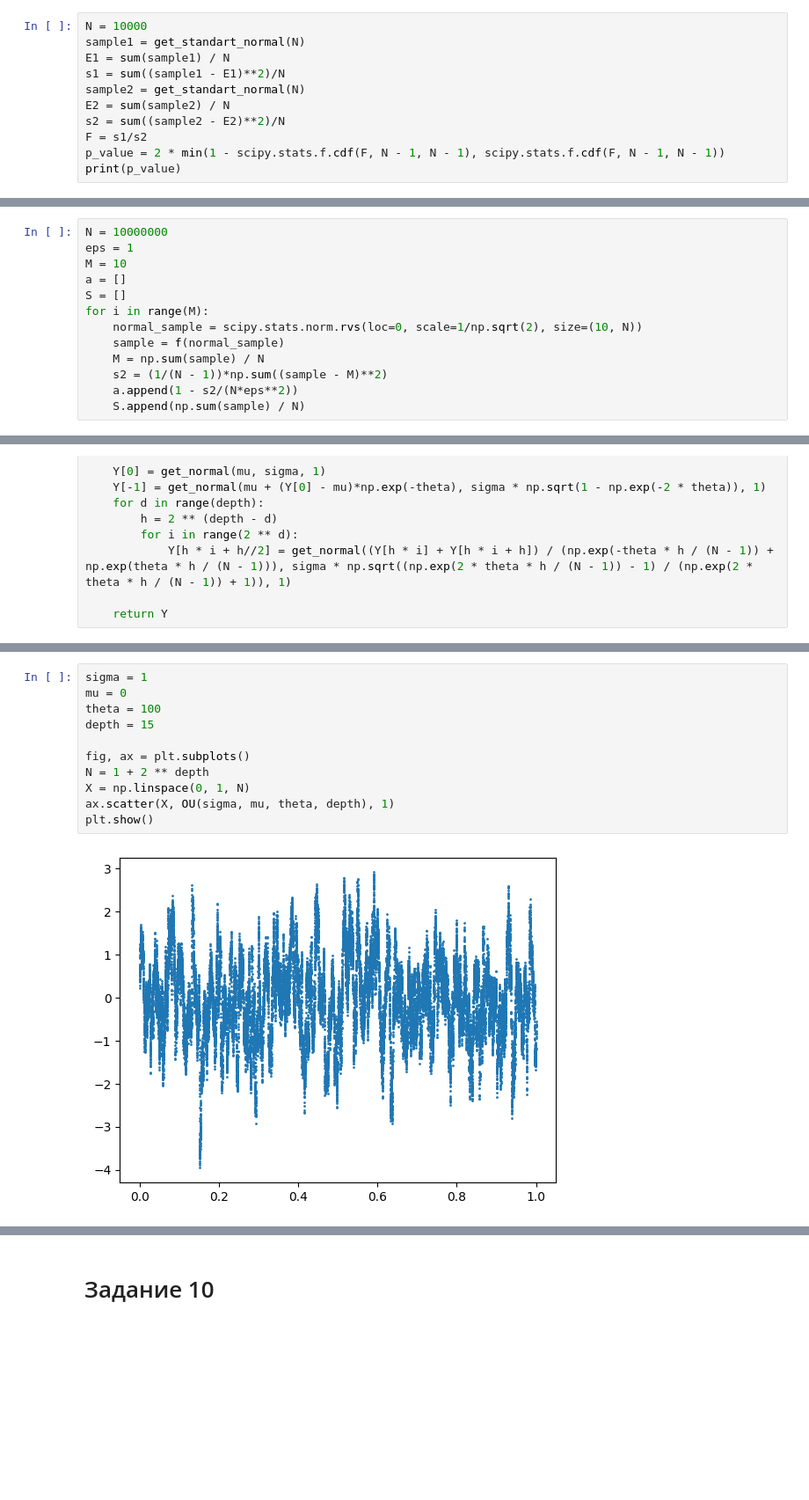
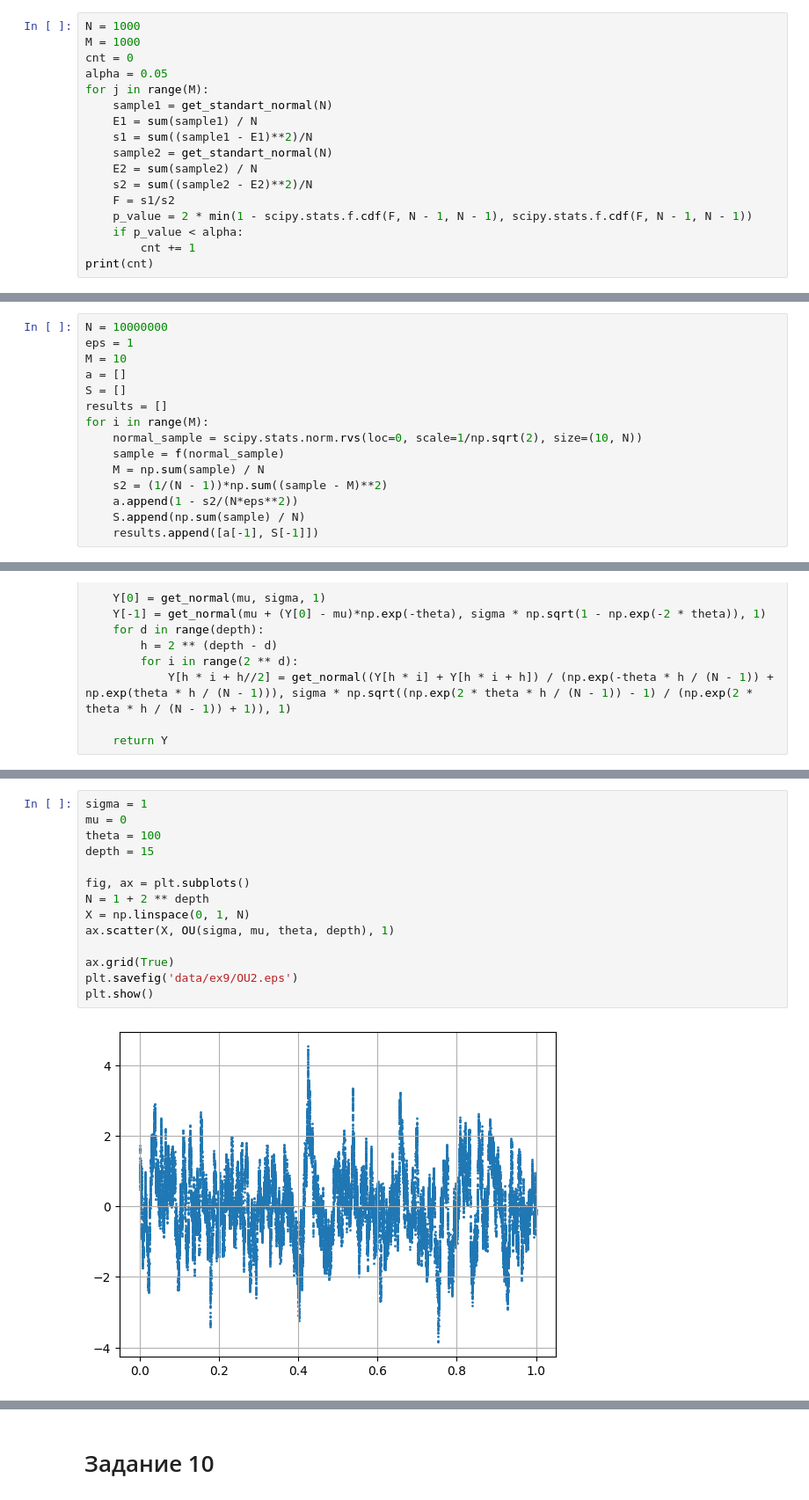
Before and after one commit to Taratin478478/practicum, a Jupyter notebook: semester_7/StochAn/stochastic__analysis_milovidov.ipynb, the cells around one changed output, grey strips where cells are left out. Shown at 88% size. Drawn from its saved outputs; the diff is of its cells as text; blank space fills up the shorter version.

```diff
--- a/semester_7/StochAn/stochastic__analysis_milovidov.ipynb
+++ b/semester_7/StochAn/stochastic__analysis_milovidov.ipynb
@@ -751,14 +766,20 @@ print(p_value)
 $$F = \frac{s^2_X}{s^2_Y},$$
 где $s^2_X, s^2_Y$ --- выборочные дисперсии. Рассматривается функция распределения Фишера. Данный критерий также является двусторонним.
 # %%
-N = 10000
-sample1 = get_standart_normal(N)
-E1 = sum(sample1) / N
-s1 = sum((sample1 - E1)**2)/N
-sample2 = get_standart_normal(N)
-E2 = sum(sample2) / N
-s2 = sum((sample2 - E2)**2)/N
-F = s1/s2
-p_value = 2 * min(1 - scipy.stats.f.cdf(F, N - 1, N - 1), scipy.stats.f.cdf(F, N - 1, N - 1))
-print(p_value)
+N = 1000
+M = 1000
+cnt = 0
+alpha = 0.05
+for j in range(M):
+    sample1 = get_standart_normal(N)
+    E1 = sum(sample1) / N
+    s1 = sum((sample1 - E1)**2)/N
+    sample2 = get_standart_normal(N)
+    E2 = sum(sample2) / N
+    s2 = sum((sample2 - E2)**2)/N
+    F = s1/s2
+    p_value = 2 * min(1 - scipy.stats.f.cdf(F, N - 1, N - 1), scipy.stats.f.cdf(F, N - 1, N - 1))
+    if p_value < alpha:
+        cnt += 1
+print(cnt)
 # %% [output]
@@ -1240,6 +1280,7 @@ eps = 1
 M = 10
 a = []
 S = []
+results = []
 for i in range(M):
     normal_sample = scipy.stats.norm.rvs(loc=0, scale=1/np.sqrt(2), size=(10, N))
     sample = f(normal_sample)
@@ -1247,6 +1288,7 @@ for i in range(M):
     s2 = (1/(N - 1))*np.sum((sample - M)**2)
     a.append(1 - s2/(N*eps**2))
     S.append(np.sum(sample) / N)
+    results.append([a[-1], S[-1]])
 # %%
 df = pd.DataFrame({"Альфа": a, "Значение интеграла": S})
 df
@@ -1912,16 +1993,19 @@ plt.show()
 # %%
 sigma = 1
 mu = 0
 theta = 100
 depth = 15
 
 fig, ax = plt.subplots()
 N = 1 + 2 ** depth
 X = np.linspace(0, 1, N)
 ax.scatter(X, OU(sigma, mu, theta, depth), 1)
+
+ax.grid(True)
+plt.savefig('data/ex9/OU2.eps')
 plt.show()
 # %% [output]
-[figure, old version]
+[figure, new version]
 # %%
 sigma = 1
 mu = 0
```
Also changed, not shown: parts of 46 cells of this notebook, 31 other files.
